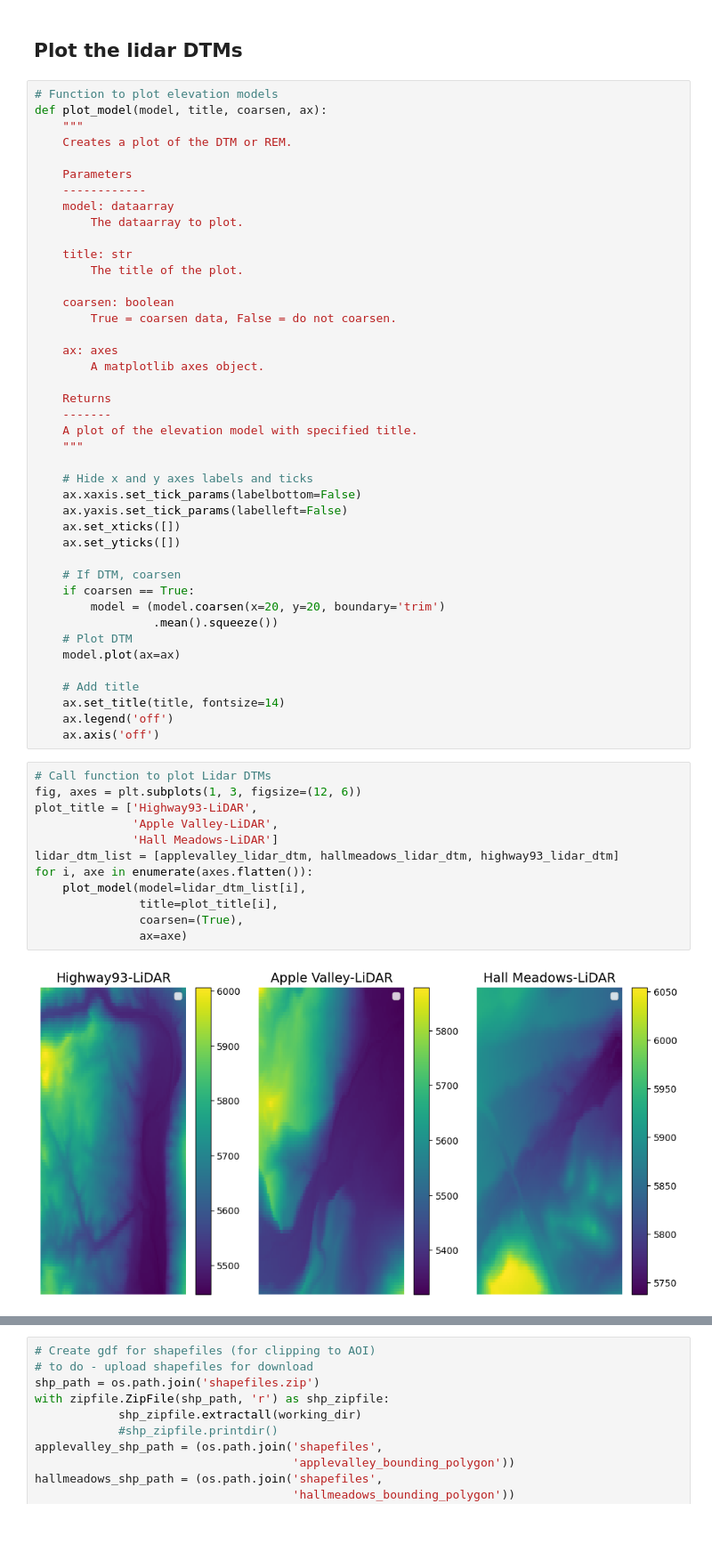
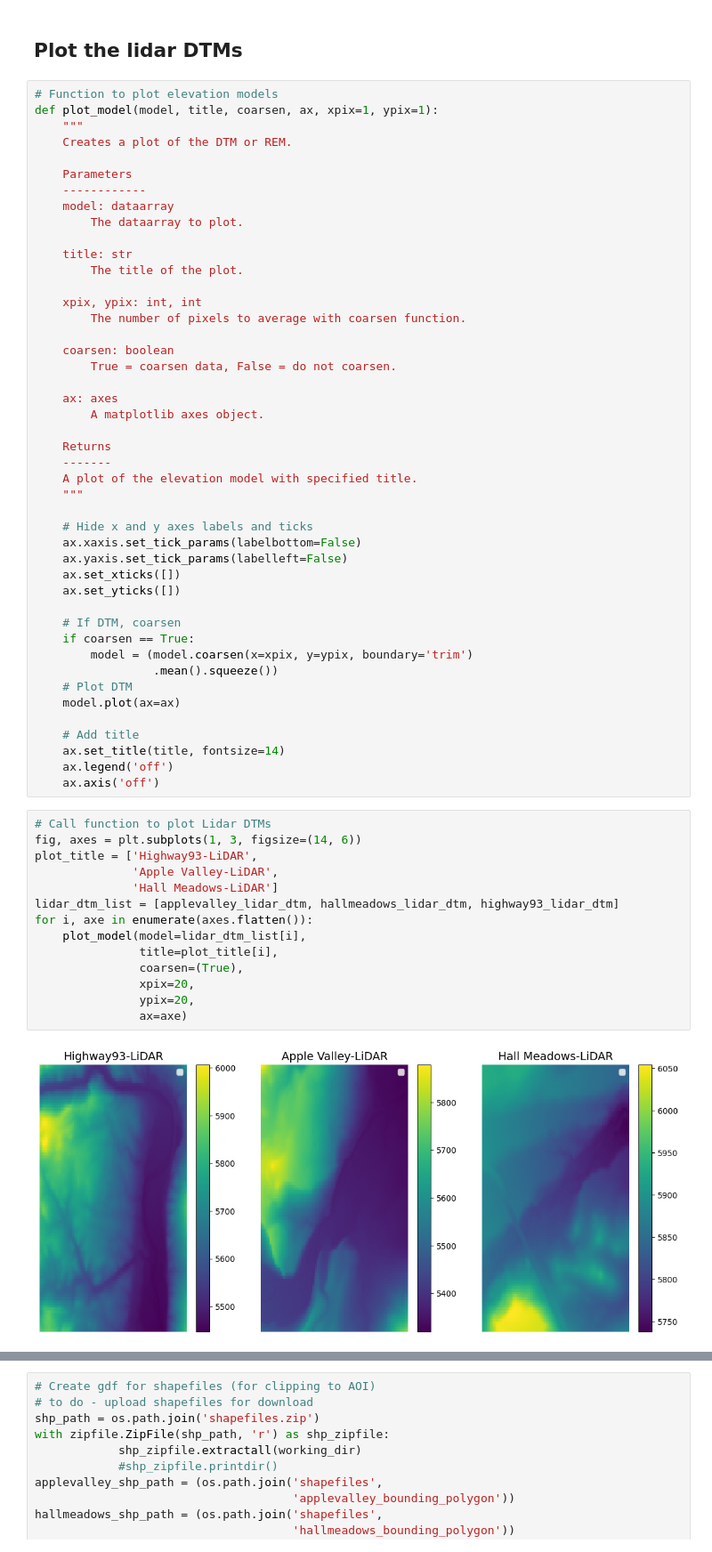
Before and after one commit to lechipman/example-project-repository, a Jupyter notebook: lidar_processing.ipynb, the cells around one changed output, grey strips where cells are left out. Shown at 89% size. Cells and saved outputs as stored; diff of their text form; blank space fills up the shorter version.

Commit message:
updating plot models

```diff
--- a/lidar_processing.ipynb
+++ b/lidar_processing.ipynb
@@ -198,7 +199,7 @@ highway93_lidar_dtm = load_lidar_dtm(dtm_url = highway93_lidar_dtm_url,
 ## Plot the lidar DTMs
 # %%
 # Function to plot elevation models
-def plot_model(model, title, coarsen, ax):
+def plot_model(model, title, coarsen, ax, xpix=1, ypix=1):
     """
     Creates a plot of the DTM or REM.
 
@@ -209,6 +210,9 @@ def plot_model(model, title, coarsen, ax):
 
     title: str
         The title of the plot.
+
+    xpix, ypix: int, int
+        The number of pixels to average with coarsen function.
 
     coarsen: boolean
         True = coarsen data, False = do not coarsen.
@@ -229,7 +233,7 @@ def plot_model(model, title, coarsen, ax):
 
     # If DTM, coarsen
     if coarsen == True:
-        model = (model.coarsen(x=20, y=20, boundary='trim')
+        model = (model.coarsen(x=xpix, y=ypix, boundary='trim')
                  .mean().squeeze())
     # Plot DTM
     model.plot(ax=ax)
@@ -240,15 +244,17 @@ def plot_model(model, title, coarsen, ax):
     ax.axis('off')
 # %%
 # Call function to plot Lidar DTMs
-fig, axes = plt.subplots(1, 3, figsize=(12, 6))
+fig, axes = plt.subplots(1, 3, figsize=(14, 6))
 plot_title = ['Highway93-LiDAR',
               'Apple Valley-LiDAR',
               'Hall Meadows-LiDAR']
 lidar_dtm_list = [applevalley_lidar_dtm, hallmeadows_lidar_dtm, highway93_lidar_dtm]
 for i, axe in enumerate(axes.flatten()):
     plot_model(model=lidar_dtm_list[i],
                title=plot_title[i],
                coarsen=(True),
+               xpix=20,
+               ypix=20,
                ax=axe)
 # %% [output]
-[figure, old version]
+[figure, new version]
```
Also changed, not shown: parts of 4 cells of this notebook, 2 other files.
